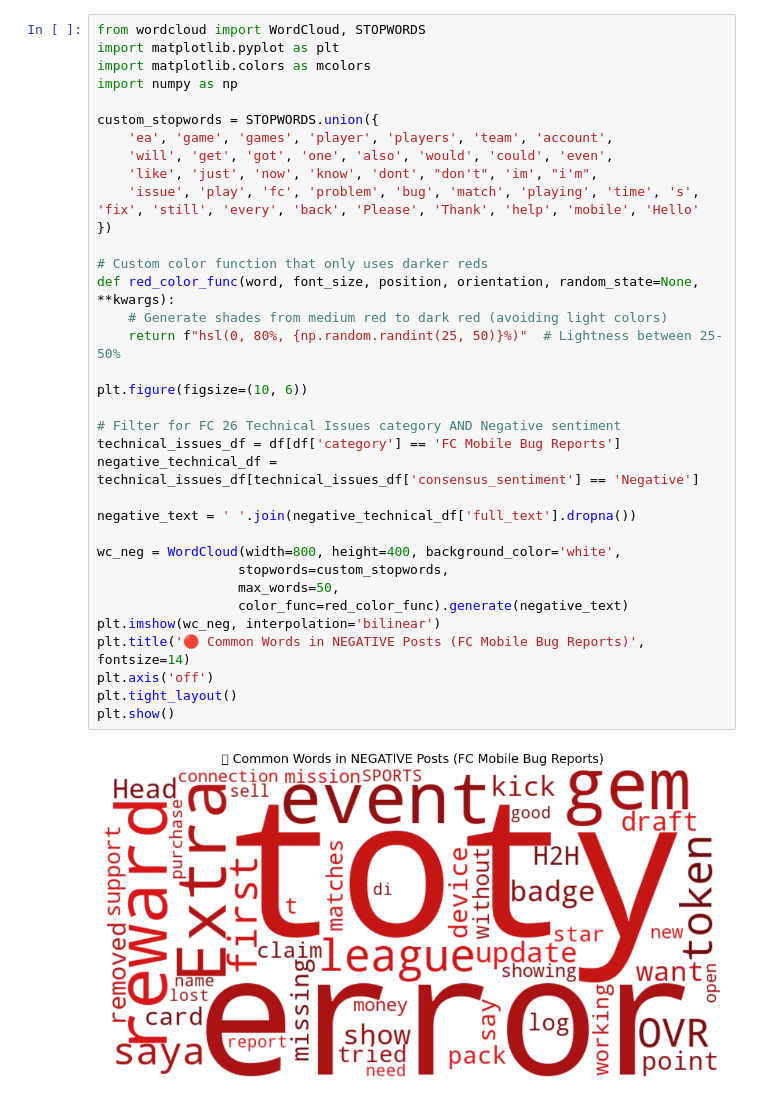
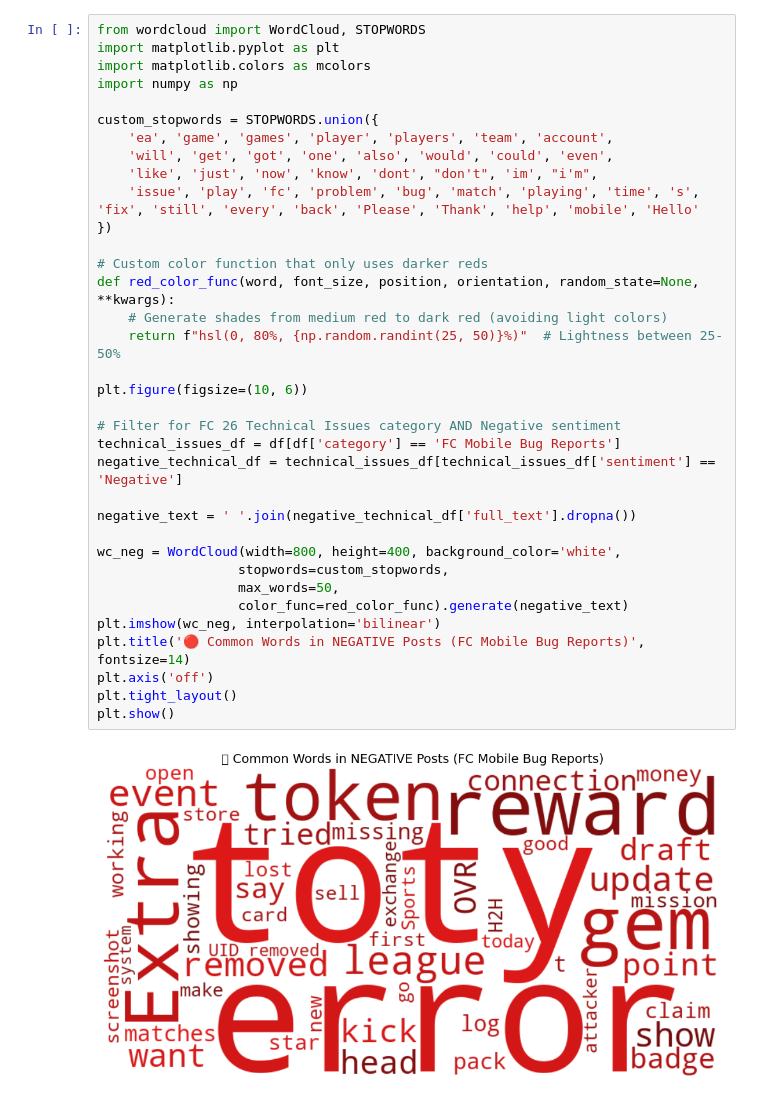
Before and after one commit to ishtihoss/ea_analysis, a Jupyter notebook: transformer_ea.ipynb, the cells around one changed output. Drawn from its saved outputs; the diff is of its cells as text.

```diff
--- a/transformer_ea.ipynb
+++ b/transformer_ea.ipynb
@@ -679,32 +671,32 @@ import numpy as np
 
 custom_stopwords = STOPWORDS.union({
     'ea', 'game', 'games', 'player', 'players', 'team', 'account',
     'will', 'get', 'got', 'one', 'also', 'would', 'could', 'even',
     'like', 'just', 'now', 'know', 'dont', "don't", 'im', "i'm",
     'issue', 'play', 'fc', 'problem', 'bug', 'match', 'playing', 'time', 's', 'fix', 'still', 'every', 'back', 'Please', 'Thank', 'help', 'mobile', 'Hello'
 })
 
 # Custom color function that only uses darker reds
 def red_color_func(word, font_size, position, orientation, random_state=None, **kwargs):
     # Generate shades from medium red to dark red (avoiding light colors)
     return f"hsl(0, 80%, {np.random.randint(25, 50)}%)"  # Lightness between 25-50%
 
 plt.figure(figsize=(10, 6))
 
 # Filter for FC 26 Technical Issues category AND Negative sentiment
 technical_issues_df = df[df['category'] == 'FC Mobile Bug Reports']
-negative_technical_df = technical_issues_df[technical_issues_df['consensus_sentiment'] == 'Negative']
+negative_technical_df = technical_issues_df[technical_issues_df['sentiment'] == 'Negative']
 
 negative_text = ' '.join(negative_technical_df['full_text'].dropna())
 
 wc_neg = WordCloud(width=800, height=400, background_color='white',
                   stopwords=custom_stopwords,
                   max_words=50,
                   color_func=red_color_func).generate(negative_text)
 plt.imshow(wc_neg, interpolation='bilinear')
 plt.title('🔴 Common Words in NEGATIVE Posts (FC Mobile Bug Reports)', fontsize=14)
 plt.axis('off')
 plt.tight_layout()
 plt.show()
 # %% [output]
-[figure, old version]
+[figure, new version]
```
Also changed, not shown: parts of 5 cells of this notebook, 1 other file.
